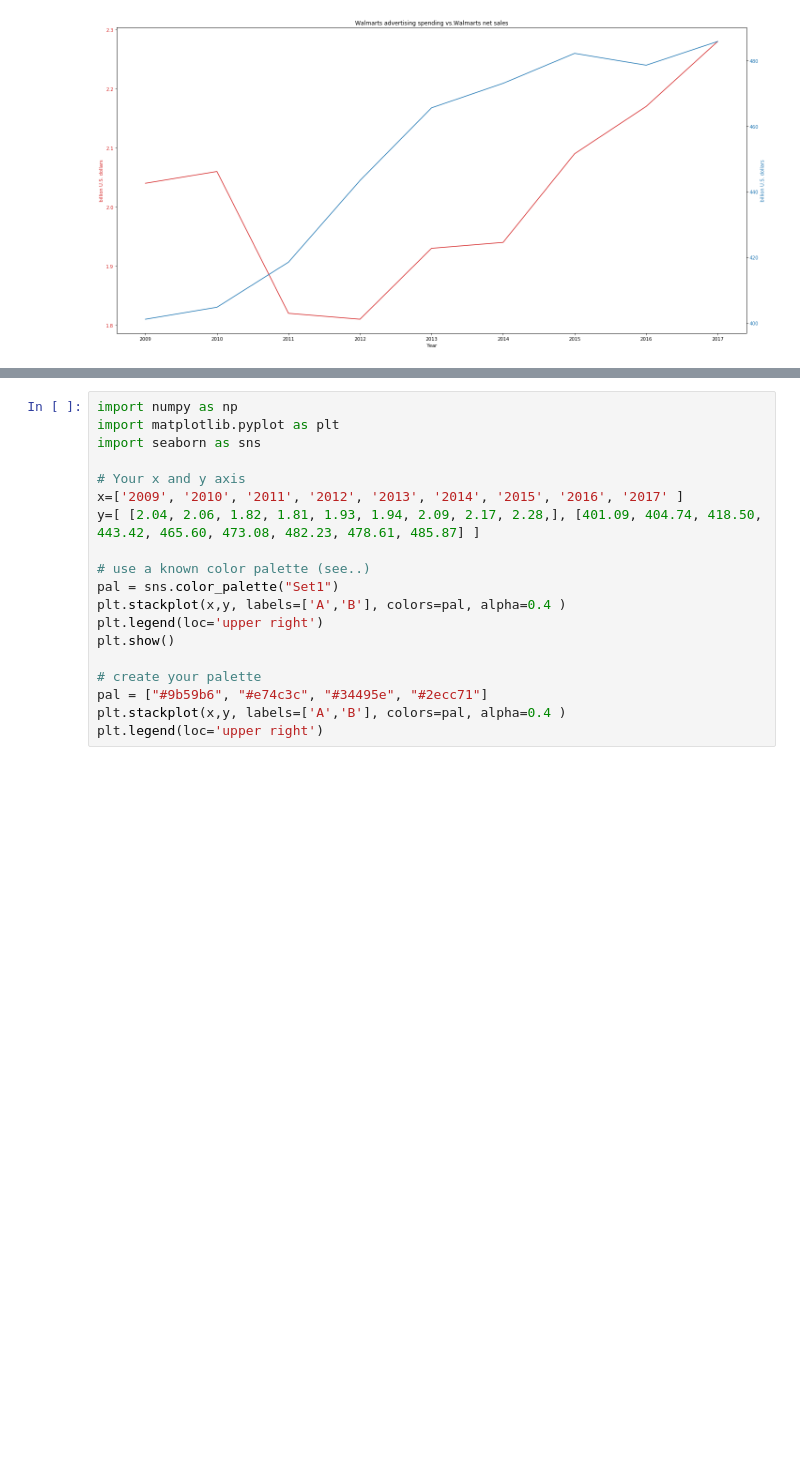
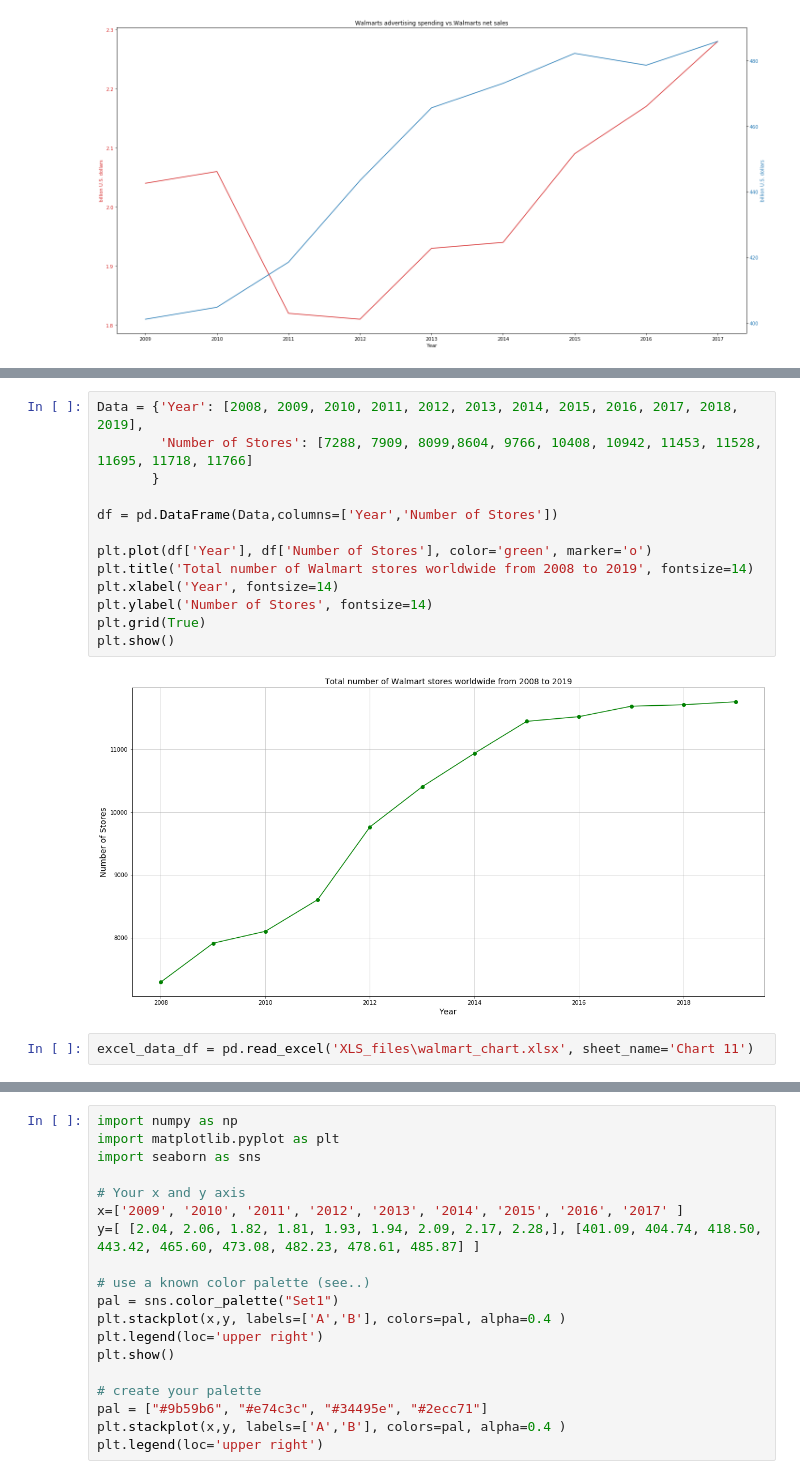
Before and after one commit to raphxcha/Open-data-project, a Jupyter notebook: WalmartOpenDataProject.ipynb, the cells around one changed output, grey strips where cells are left out. Saved outputs shown, nothing was run; the diff lists cells and outputs as text; blank space fills up the shorter version.

```diff
--- a/WalmartOpenDataProject.ipynb
+++ b/WalmartOpenDataProject.ipynb
@@ -379,0 +405,17 @@ plt.show()
+# %%
+Data = {'Year': [2008, 2009, 2010, 2011, 2012, 2013, 2014, 2015, 2016, 2017, 2018, 2019],
+        'Number of Stores': [7288, 7909, 8099,8604, 9766, 10408, 10942, 11453, 11528, 11695, 11718, 11766]
+       }
+
+df = pd.DataFrame(Data,columns=['Year','Number of Stores'])
+
+plt.plot(df['Year'], df['Number of Stores'], color='green', marker='o')
+plt.title('Total number of Walmart stores worldwide from 2008 to 2019', fontsize=14)
+plt.xlabel('Year', fontsize=14)
+plt.ylabel('Number of Stores', fontsize=14)
+plt.grid(True)
+plt.show()
+# %% [output]
+[figure, added]
+# %%
+excel_data_df = pd.read_excel('XLS_files\walmart_chart.xlsx', sheet_name='Chart 11')
```
Also changed, not shown: parts of 11 cells of this notebook, 1 other file.
